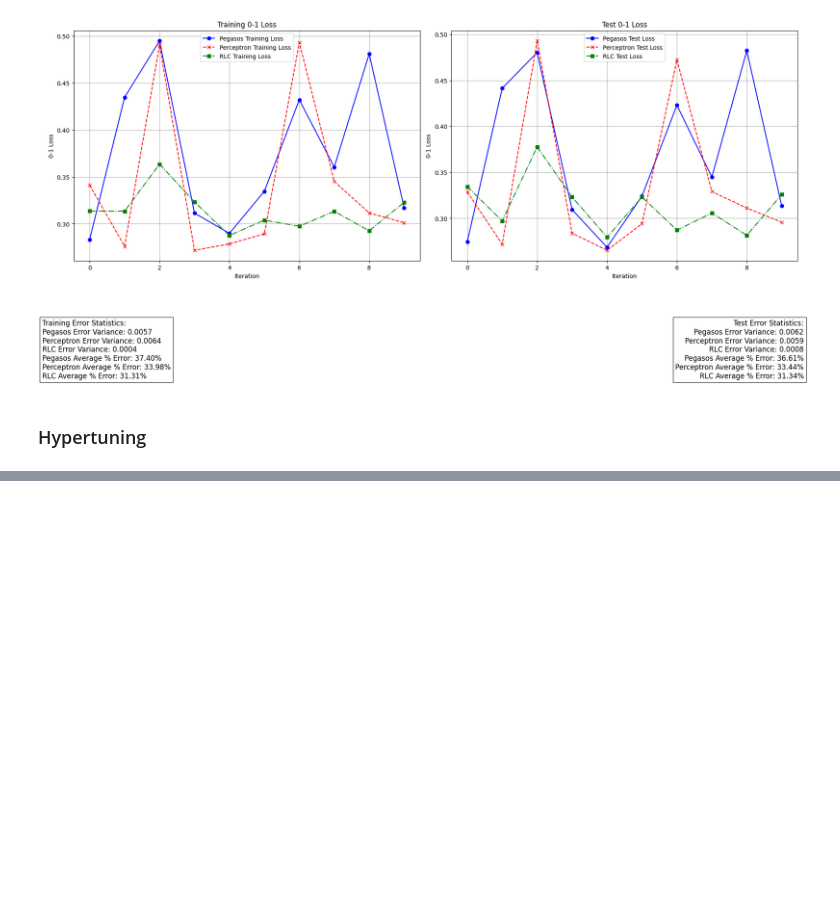
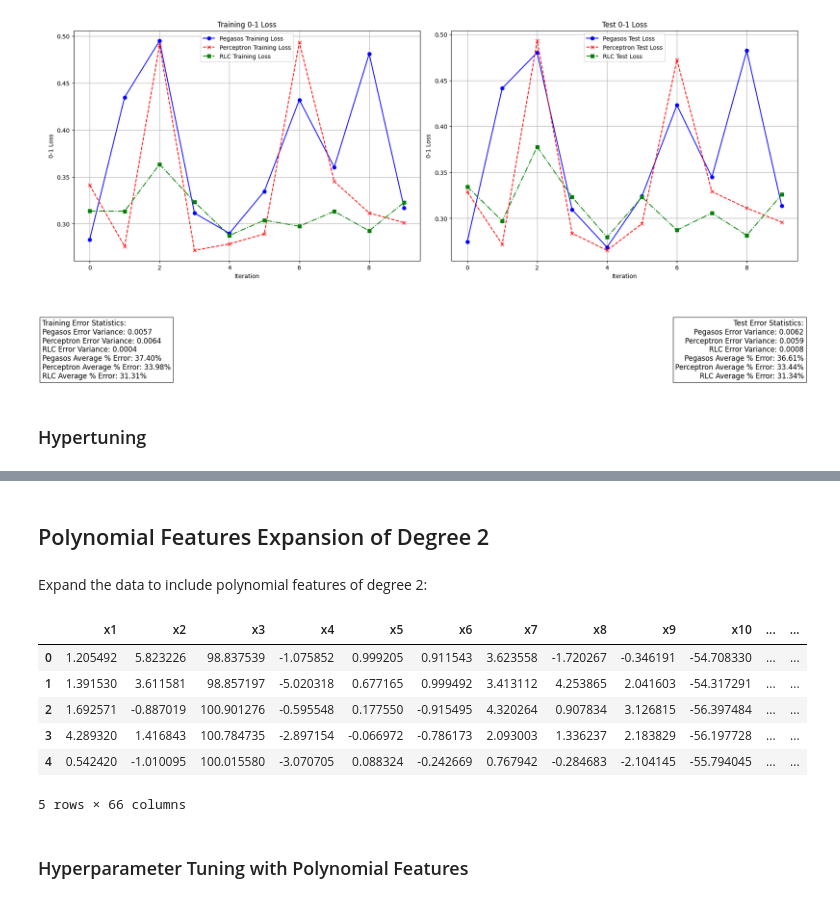
Before and after one commit to chiesastefano/KernelLinearClassificationML, a Jupyter notebook: Code/test.ipynb, the cells around one changed output, grey strips where cells are left out. Saved outputs shown, nothing was run; the diff lists cells and outputs as text; code cells hidden in the pictures; blank space fills up the shorter version.

```diff
--- a/Code/test.ipynb
+++ b/Code/test.ipynb
@@ -197,0 +198,17 @@ Logistic Test Loss: 0.305
+# %% [markdown]
+## Polynomial Features Expansion of Degree 2
+# %% [markdown]
+Expand the data to include polynomial features of degree 2:
+# %%
+expanded_data = fun.polynomial_feature_expansion(data)
+expanded_data.head()
+# %% [output]
+|  | x1 | x2 | x3 | x4 | x5 | x6 | x7 | x8 | x9 | x10 | ... | ... |
+| 0 | 1.205492 | 5.823226 | 98.837539 | -1.075852 | 0.999205 | 0.911543 | 3.623558 | -1.720267 | -0.346191 | -54.708330 | ... | ... |
+| 1 | 1.391530 | 3.611581 | 98.857197 | -5.020318 | 0.677165 | 0.999492 | 3.413112 | 4.253865 | 2.041603 | -54.317291 | ... | ... |
+| 2 | 1.692571 | -0.887019 | 100.901276 | -0.595548 | 0.177550 | -0.915495 | 4.320264 | 0.907834 | 3.126815 | -56.397484 | ... | ... |
+| 3 | 4.289320 | 1.416843 | 100.784735 | -2.897154 | -0.066972 | -0.786173 | 2.093003 | 1.336237 | 2.183829 | -56.197728 | ... | ... |
+| 4 | 0.542420 | -1.010095 | 100.015580 | -3.070705 | 0.088324 | -0.242669 | 0.767942 | -0.284683 | -2.104145 | -55.794045 | ... | ... |
+5 rows × 66 columns
+# %% [markdown]
+### Hyperparameter Tuning with Polynomial Features
```
Also changed, not shown: parts of 11 cells of this notebook, 1 other file.
